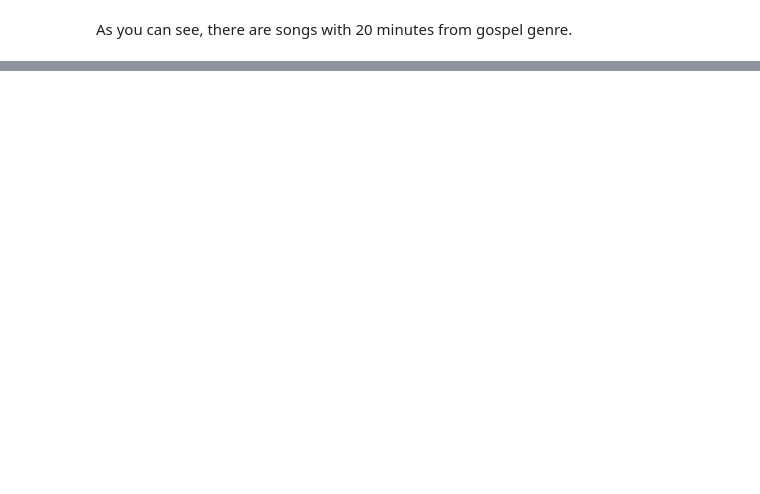
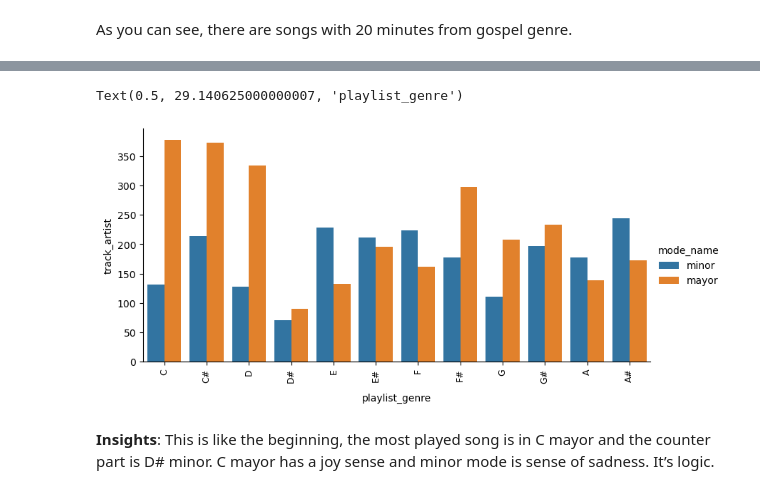
Before and after one commit to yonkeenn/EDA, a Jupyter notebook: EDA.ipynb, the cells around one changed output, grey strips where cells are left out. Saved outputs shown, nothing was run; the diff lists cells and outputs as text; code cells hidden in the pictures; blank space fills up the shorter version.

Commit message:
Update 2025-04-13, Finish Part 2, Multivariate analysis

```diff
--- a/EDA.ipynb
+++ b/EDA.ipynb
@@ -499,0 +595,22 @@ As you can see, there are songs with 20 minutes from gospel genre.
+# %%
+conditions_key = [df_mode_key_max.key.to_numpy() == i for i in range(0,14)]
+outputs_key =  ['C', 'C#', 'D', 'D#', 'E', 'E#', 'F', 'F#', 'G', 'G#', 'A', 'A#', 'B', 'B#']
+
+conditions_mode = [df_mode_key_max['mode'] == 0, df_mode_key_max['mode'] == 1]
+outputs_mode = ['minor', 'mayor']
+
+np.select(conditions_key, outputs_key)
+np.select(conditions_mode, outputs_mode)
+
+df_mode_key_max['key_name'] = np.select(conditions_key, outputs_key)
+df_mode_key_max['mode_name'] = np.select(conditions_mode, outputs_mode)
+df_mode_key_max.head()
+
+sns.catplot(data=df_mode_key_max, x="key_name", y="track_artist", hue='mode_name', kind="bar", height=4, aspect=2)
+plt.xticks(rotation=90, fontsize=9)
+plt.xlabel('playlist_genre', labelpad=10)
+# %% [output]
+Text(0.5, 29.140625000000007, 'playlist_genre')
+[figure, added]
+# %% [markdown]
+**Insights**: This is like the beginning, the most played song is in C mayor and the counter part is D# minor. C mayor has a joy sense and minor mode is sense of sadness. It’s logic.
```
Also changed, not shown: parts of 51 cells of this notebook.
